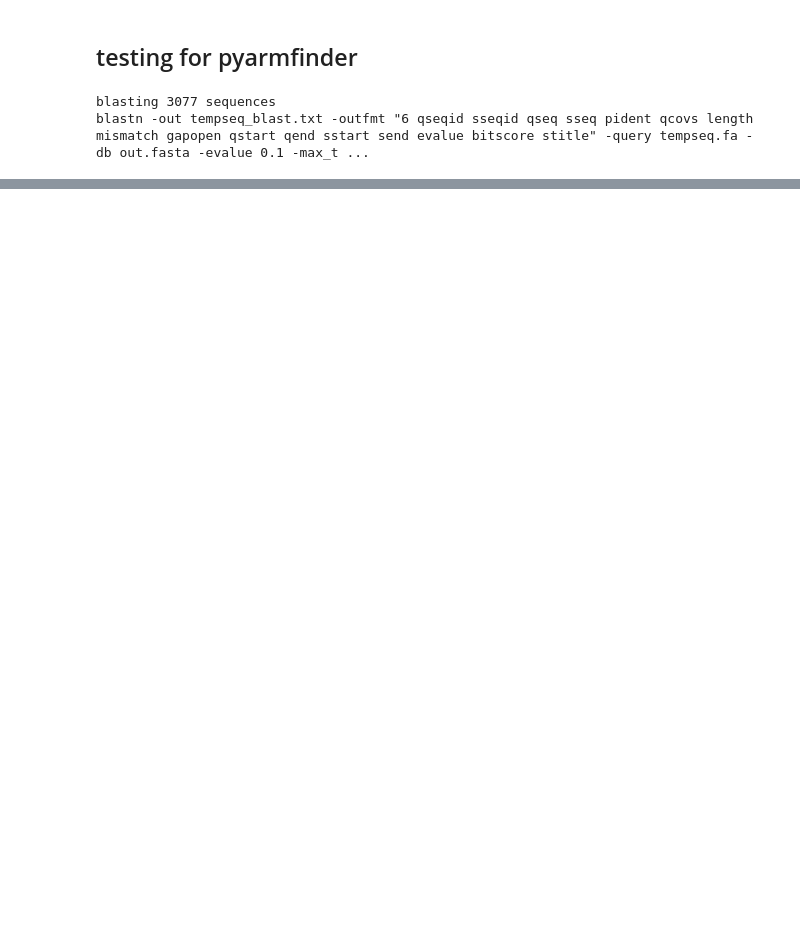
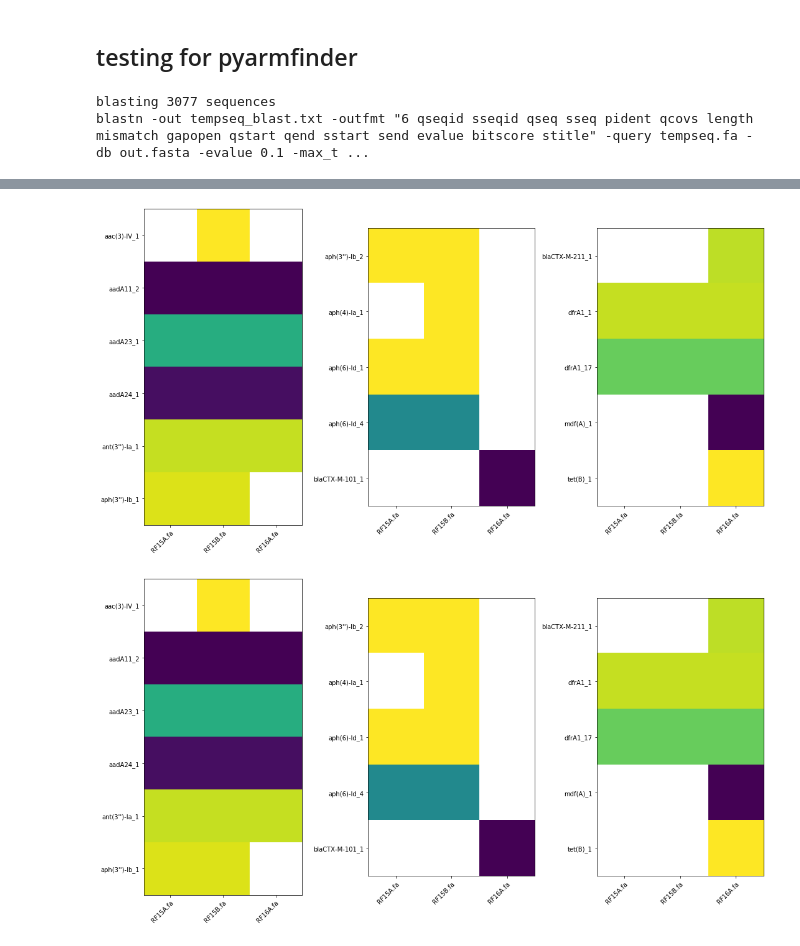
Before and after one commit to dmnfarrell/pathogenie, a Jupyter notebook: notebooks/testing.ipynb, the cells around one changed output, grey strips where cells are left out. Cells and saved outputs as stored; diff of their text form; code cells hidden in the pictures; blank space fills up the shorter version.

```diff
--- a/notebooks/testing.ipynb
+++ b/notebooks/testing.ipynb
@@ -162,20 +158,35 @@ m = pivot_blast_results(bl)
 # %%
 def merge_info(x):
     m=info[['id','stage']]
     x=m.merge(x,right_index=True,left_on='id')
     x=x.set_index(['stage','id'])
     return x
 
+def plot_heatmap(m, fig=None):
 
-def plot_heatmap(m):
-    f,ax=plt.subplots(figsize=(15,8))
-    im = ax.imshow(m)
-    ax.set_xticks(np.arange(len(m.T)))
-    ax.set_yticks(np.arange(len(m)))
-    ax.set_xticklabels(m.columns)
-    ax.set_yticklabels(m.index)
-    plt.setp(ax.get_xticklabels(), rotation=45, ha="right",
-         rotation_mode="anchor")
+    l=3
+    f,ax=plt.subplots(1,l,figsize=(15,8))
+    axs=ax.flat
+    chunks = np.array_split(m,l)
+    i=0
+    for df in chunks:
+        #df=m[cols]
+        ax=axs[i]
+        im = ax.imshow(df)
+        ax.set_xticks(np.arange(len(df.T)))
+        ax.set_yticks(np.arange(len(df)))
+        ax.set_xticklabels(df.columns)
+        ax.set_yticklabels(df.index)
+        plt.setp(ax.get_xticklabels(), rotation=45, ha="right",
+             rotation_mode="anchor")
+        i+=1
+    plt.tight_layout()
+    return f
+
+plot_heatmap(m.T)
+# %% [output]
+[figure, added]
+[figure, added]
 # %%
 # run in sequence
 
```
Also changed, not shown: parts of 6 cells of this notebook, 9 other files.
